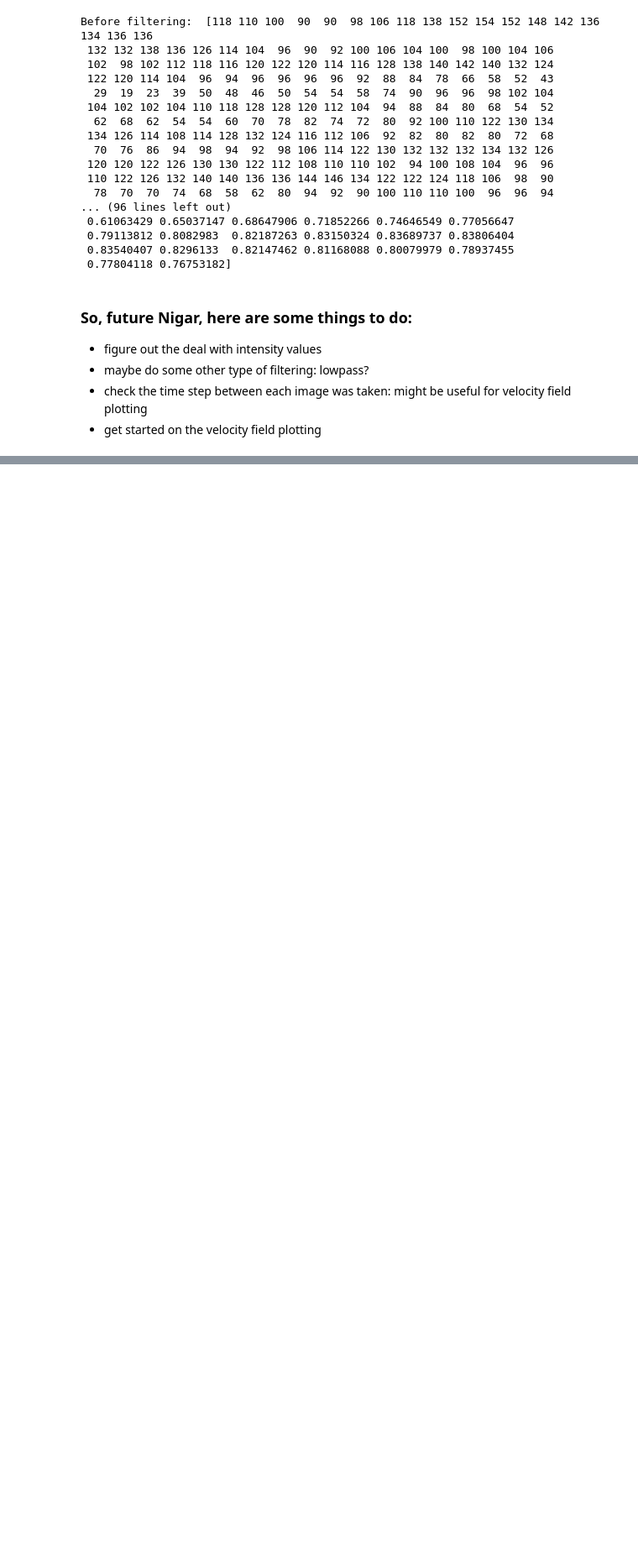
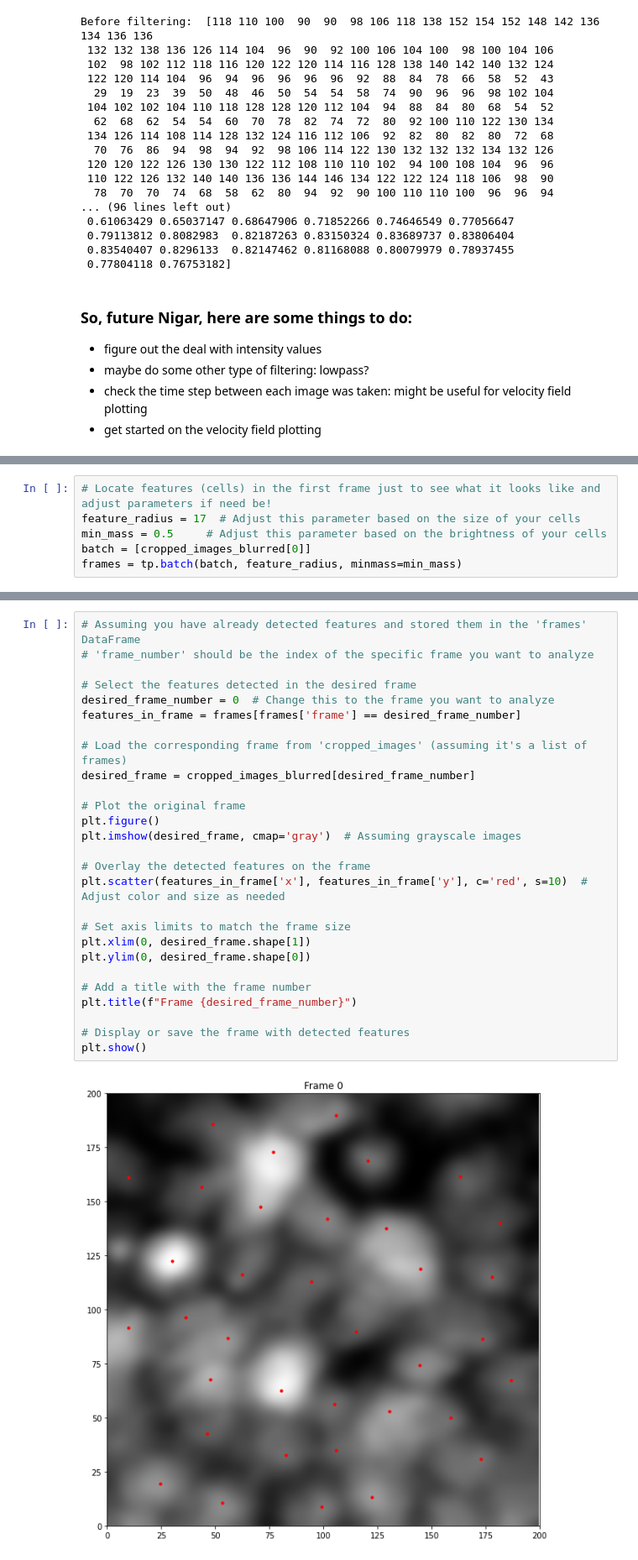
Before and after one commit to nigarabbasova/MCsThesisAnalysis, a Jupyter notebook: preliminary_analysis.ipynb, the cells around one changed output, grey strips where cells are left out. Shown at 84% size. Drawn from its saved outputs; the diff is of its cells as text; blank space fills up the shorter version.

```diff
--- a/preliminary_analysis.ipynb
+++ b/preliminary_analysis.ipynb
@@ -118,0 +199,6 @@ Before filtering:  [118 110 100  90  90  98 106 118 138 152 154 152 148 142 136
+# %%
+# Locate features (cells) in the first frame just to see what it looks like and adjust parameters if need be!
+feature_radius = 17  # Adjust this parameter based on the size of your cells
+min_mass = 0.5     # Adjust this parameter based on the brightness of your cells
+batch = [cropped_images_blurred[0]]
+frames = tp.batch(batch, feature_radius, minmass=min_mass)
@@ -118,0 +207,29 @@ Before filtering:  [118 110 100  90  90  98 106 118 138 152 154 152 148 142 136
+# %%
+# Assuming you have already detected features and stored them in the 'frames' DataFrame
+# 'frame_number' should be the index of the specific frame you want to analyze
+
+# Select the features detected in the desired frame
+desired_frame_number = 0  # Change this to the frame you want to analyze
+features_in_frame = frames[frames['frame'] == desired_frame_number]
+
+# Load the corresponding frame from 'cropped_images' (assuming it's a list of frames)
+desired_frame = cropped_images_blurred[desired_frame_number]
+
+# Plot the original frame
+plt.figure()
+plt.imshow(desired_frame, cmap='gray')  # Assuming grayscale images
+
+# Overlay the detected features on the frame
+plt.scatter(features_in_frame['x'], features_in_frame['y'], c='red', s=10)  # Adjust color and size as needed
+
+# Set axis limits to match the frame size
+plt.xlim(0, desired_frame.shape[1])
+plt.ylim(0, desired_frame.shape[0])
+
+# Add a title with the frame number
+plt.title(f"Frame {desired_frame_number}")
+
+# Display or save the frame with detected features
+plt.show()
+# %% [output]
+[figure, added]
```
Also changed, not shown: parts of 20 cells of this notebook.
